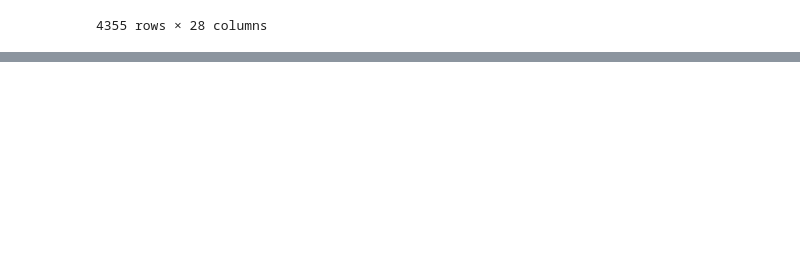
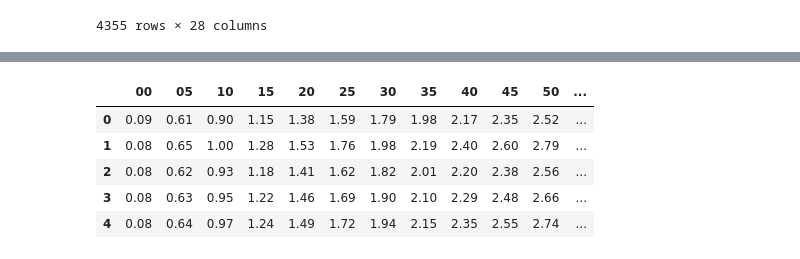
Before and after one commit to MireyNM/Predict_Future_MLB_Stats, a Jupyter notebook: Code/running_splits.ipynb, the cells around one changed output, grey strips where cells are left out. Drawn from its saved outputs; the diff is of its cells as text; code cells hidden in the pictures; blank space fills up the shorter version.

```diff
--- a/Code/running_splits.ipynb
+++ b/Code/running_splits.ipynb
@@ -76,0 +69,3 @@ running_splits_df_clean
+# %%
+# Creating a new df_clean to hold data
+running_splits_new = pd.DataFrame(running_splits_df)
@@ -113,0 +136,12 @@ running_splits_df_clean.to_csv("../Data/Clean_Data/running_splits_clean.csv", in
+# %%
+# Creating X, y components
+X = running_splits_df_clean.copy()
+X_dropped = X.drop(columns = ['predicted_time_outcome',
+                              'year',
+                             'last_name',
+                             ' first_name',
+                             'seconds_since_hit_090',
+                             'player_speed_(f/s)'], axis = 1)
+
+y = pd.DataFrame(X['seconds_since_hit_090'])
+y.head()
@@ -113,0 +155,25 @@ running_splits_df_clean.to_csv("../Data/Clean_Data/running_splits_clean.csv", in
+# %%
+# Renaming columns
+renamed_X_dropped = pd.DataFrame(X_dropped.rename(columns={'seconds_since_hit_000':'00',
+                                              'seconds_since_hit_005':'05',
+                                              'seconds_since_hit_010':'10',
+                                              'seconds_since_hit_015':'15',
+                                              'seconds_since_hit_020':'20',
+                                              'seconds_since_hit_025':'25',
+                                              'seconds_since_hit_030':'30',
+                                              'seconds_since_hit_035':'35',
+                                              'seconds_since_hit_040':'40',
+                                              'seconds_since_hit_045':'45',
+                                              'seconds_since_hit_050':'50',
+                                              'seconds_since_hit_055':'55',
+                                              'seconds_since_hit_060':'60',
+                                              'seconds_since_hit_065':'65',
+                                              'seconds_since_hit_070':'70',
+                                              'seconds_since_hit_075':'75',
+                                              'seconds_since_hit_080':'80',
+                                              'seconds_since_hit_085':'85'}))
+
+# Creating list
+headers = renamed_X_dropped.columns.to_list()
+columns_new = headers
+headers
@@ -113,0 +291,12 @@ running_splits_df_clean.to_csv("../Data/Clean_Data/running_splits_clean.csv", in
+# %%
+for indices, row in renamed_X_dropped.iterrows():
+    for column in headers:
+        renamed_X_dropped.at[indices,column] = row[column] + 0.01
+renamed_X_dropped.head()
+# %% [output]
+|  | 00 | 05 | 10 | 15 | 20 | 25 | 30 | 35 | 40 | 45 | 50 | ... |
+| 0 | 0.09 | 0.61 | 0.90 | 1.15 | 1.38 | 1.59 | 1.79 | 1.98 | 2.17 | 2.35 | 2.52 | ... |
+| 1 | 0.08 | 0.65 | 1.00 | 1.28 | 1.53 | 1.76 | 1.98 | 2.19 | 2.40 | 2.60 | 2.79 | ... |
+| 2 | 0.08 | 0.62 | 0.93 | 1.18 | 1.41 | 1.62 | 1.82 | 2.01 | 2.20 | 2.38 | 2.56 | ... |
+| 3 | 0.08 | 0.63 | 0.95 | 1.22 | 1.46 | 1.69 | 1.90 | 2.10 | 2.29 | 2.48 | 2.66 | ... |
+| 4 | 0.08 | 0.64 | 0.97 | 1.24 | 1.49 | 1.72 | 1.94 | 2.15 | 2.35 | 2.55 | 2.74 | ... |
```
Also changed, not shown: parts of 21 cells of this notebook, 36 other files.
